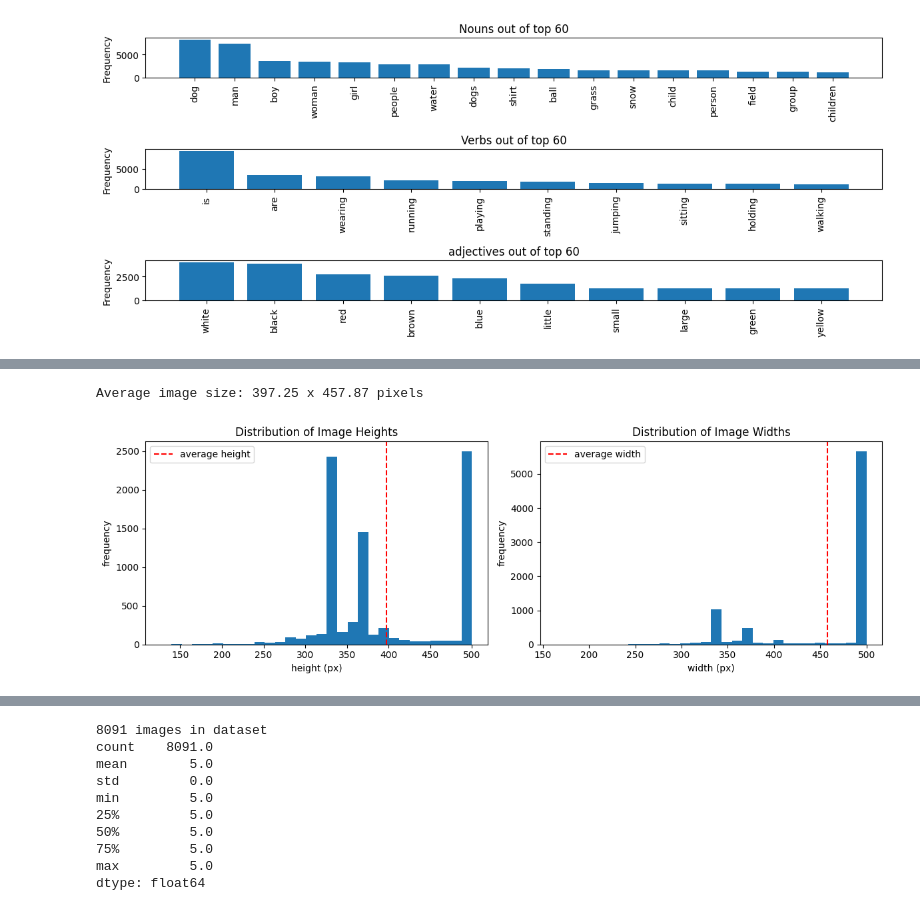
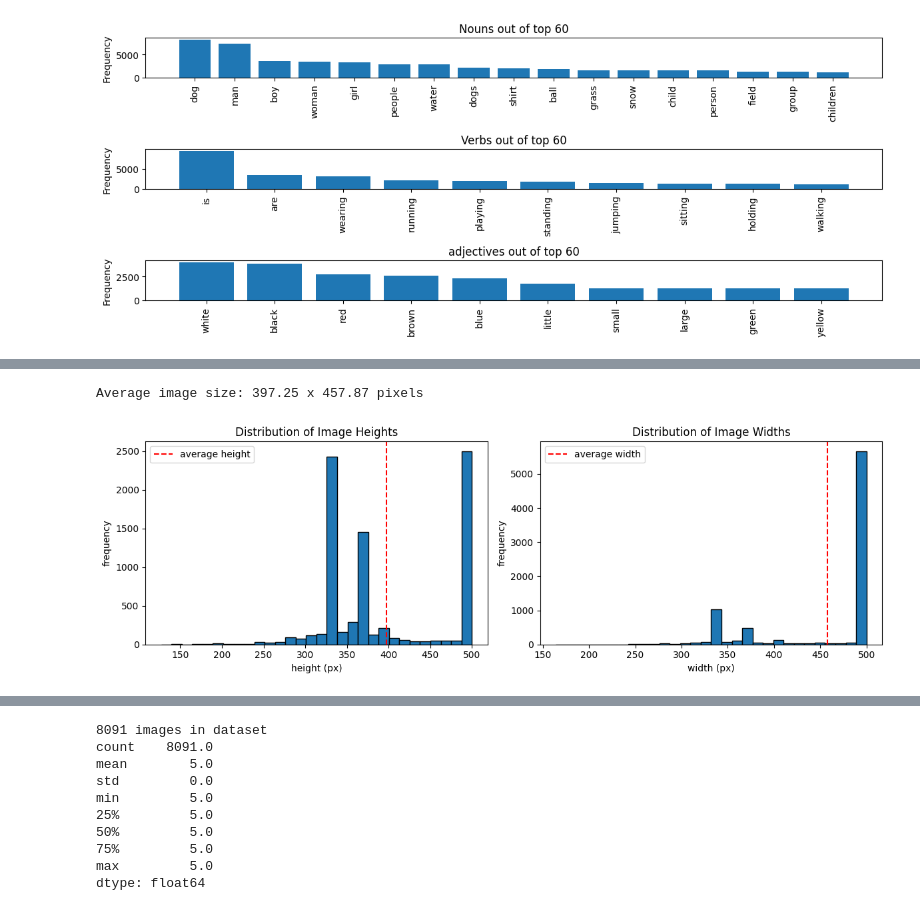
Before and after one commit to Nivocoegi/ADL_multimodal-retrieval, a Jupyter notebook: notebooks/ADL_multimodal_training.ipynb, the cells around one changed output, grey strips where cells are left out. Saved outputs shown, nothing was run; the diff lists cells and outputs as text; code cells hidden in the pictures.

```diff
--- a/notebooks/ADL_multimodal_training.ipynb
+++ b/notebooks/ADL_multimodal_training.ipynb
@@ -124,9 +128,9 @@ except NameError:
     PROJECT_ROOT = find_project_root()
 
 # ============= PROJECT_ROOT = Path(__file__).resolve().parents[1]
-DATA_DIR = PROJECT_ROOT / "data"
+DATA_DIR = PROJECT_ROOT / "data_2"
 IMG_DIR = DATA_DIR / "Images"
-CAPTIONS_FILE = DATA_DIR / "flickr8k_captions.csv"
+CAPTIONS_FILE = DATA_DIR / "flickr30k_captions.csv"
 RUNS_DIR = PROJECT_ROOT / "runs"
 # %%
 # ==================== Flags ======================= #
@@ -309,33 +331,35 @@ Average caption length: 11.78 words
 # %%
-# image proerties
-image_sizes = []
-for filename in captions["filename"].unique():
-    img_path = os.path.join(IMG_DIR, filename)
-    with Image.open(img_path) as img:
-        image_sizes.append(img.size)
-widths, heights = zip(*image_sizes)
-avg_width = sum(widths) / len(widths)
-avg_height = sum(heights) / len(heights)
-print(f"Average image size: {avg_height:.2f} x {avg_width:.2f} pixels")
+# ======= Image Dimension Analysis ======= #
 
+# ===== image proerties
+image_sizes = [] # list to store image sizes
+for filename in captions["filename"].unique(): # loop over unique images
+    img_path = os.path.join(IMG_DIR, filename) # # get image path
+    with Image.open(img_path) as img: # open image
+        image_sizes.append(img.size) # append (width, height)
+widths, heights = zip(*image_sizes) # unzip widths and heights
+avg_width = sum(widths) / len(widths) # calculate average width
+avg_height = sum(heights) / len(heights) # calculate average height
+print(f"Average image size: {avg_height:.2f} x {avg_width:.2f} pixels") # print average size
 
+# ===== plot image dimension distribution
 fig, ax = plt.subplots(1, 2, figsize=(12,4))
-ax[0].hist(heights, bins=30)
+ax[0].hist(heights, bins=30,  edgecolor='black')
 ax[0].axvline(avg_height, linestyle="--", color = 'red')
 ax[0].set_xlabel("height (px)")
 ax[0].set_ylabel("frequency")
 ax[0].set_title("Distribution of Image Heights")
 ax[0].legend(["average height"])
 
-ax[1].hist(widths, bins=30)
+ax[1].hist(widths, bins=30,  edgecolor='black')
 ax[1].axvline(avg_width, linestyle="--", color = 'red')
 ax[1].set_xlabel("width (px)")
 ax[1].set_ylabel("frequency")
 ax[1].set_title("Distribution of Image Widths")
 ax[1].legend(["average width"])
 
 plt.tight_layout()
 plt.show()
 # %% [output]
 Average image size: 397.25 x 457.87 pixels
-[figure, old version]
+[figure, new version]
```
Also changed, not shown: parts of 24 cells of this notebook, 53 other files.
